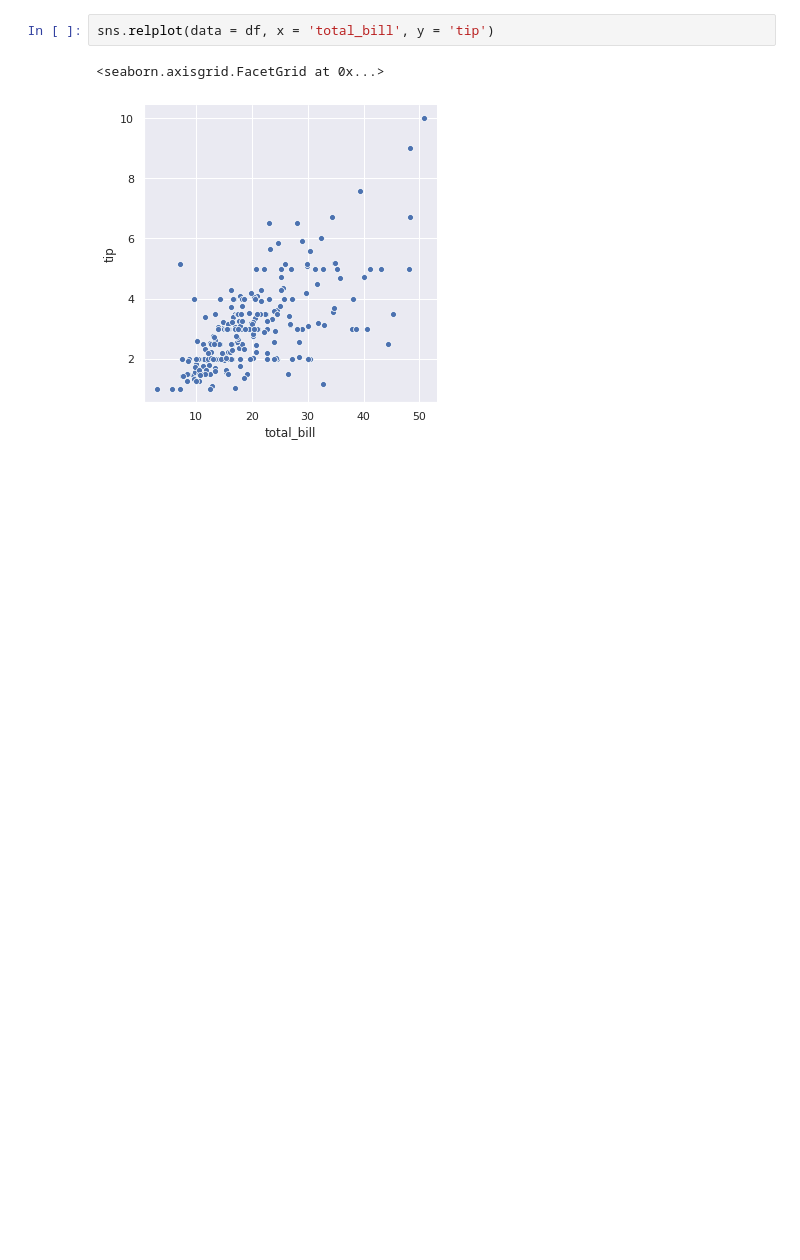
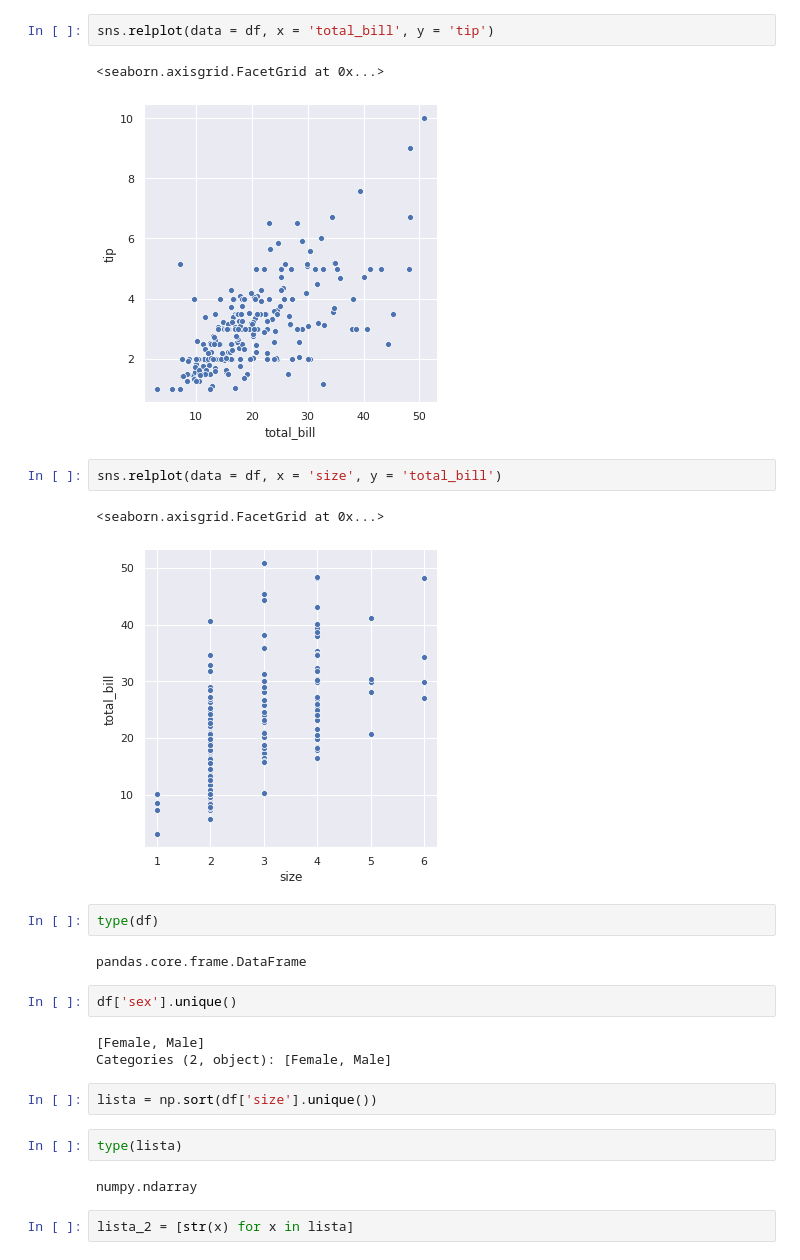
Before and after one commit to LeszekRutkowski/Self_first, a Jupyter notebook: self_first.ipynb, the cells around one changed output. Cells and saved outputs as stored; diff of their text form; blank space fills up the shorter version.

```diff
--- a/self_first.ipynb
+++ b/self_first.ipynb
@@ -43,3 +43,25 @@ sns.relplot(data = df, x = 'total_bill', y = 'tip')
 # %% [output]
 <seaborn.axisgrid.FacetGrid at 0x...>
 [figure]
+# %%
+sns.relplot(data = df, x = 'size', y = 'total_bill')
+# %% [output]
+<seaborn.axisgrid.FacetGrid at 0x...>
+[figure, added]
+# %%
+type(df)
+# %% [output]
+pandas.core.frame.DataFrame
+# %%
+df['sex'].unique()
+# %% [output]
+[Female, Male]
+Categories (2, object): [Female, Male]
+# %%
+lista = np.sort(df['size'].unique())
+# %%
+type(lista)
+# %% [output]
+numpy.ndarray
+# %%
+lista_2 = [str(x) for x in lista]
```
Also changed, not shown: parts of 7 cells of this notebook.
